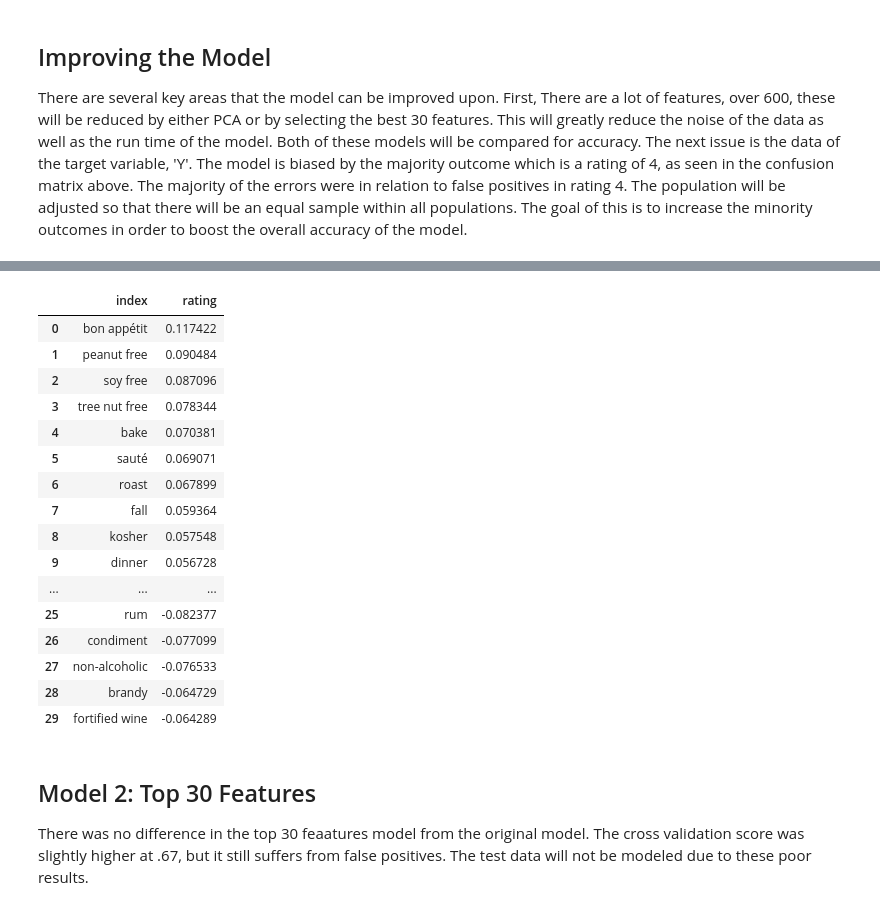
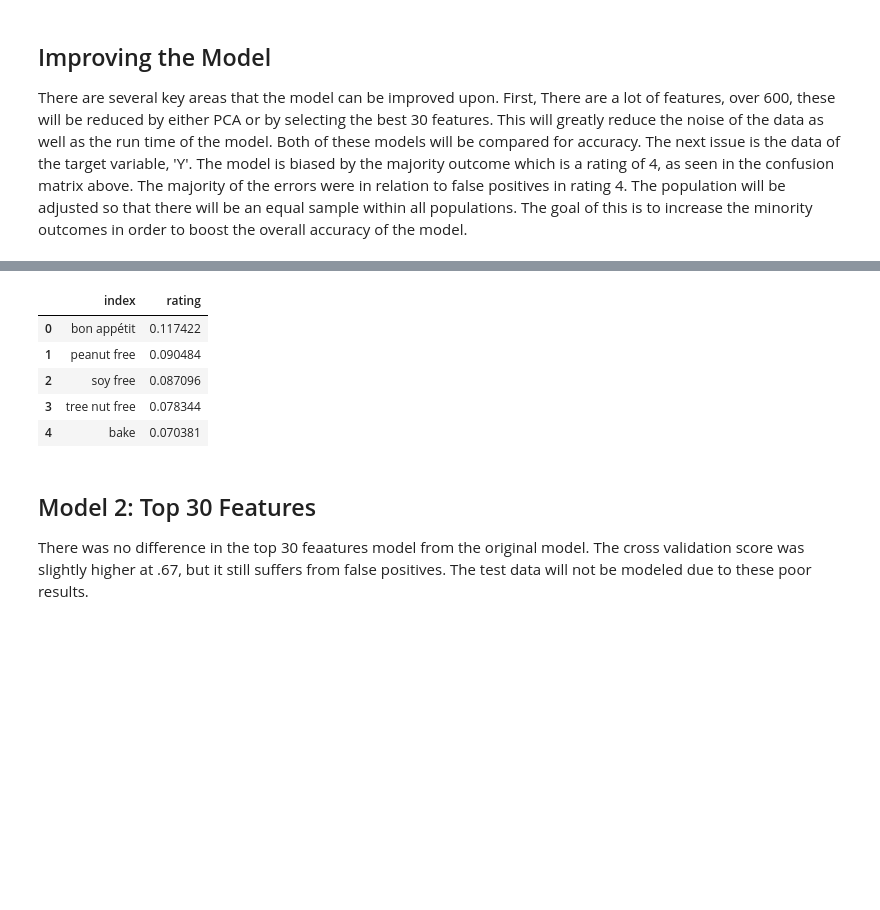
Before and after one commit to andrewab981/Thinkful, a Jupyter notebook: Module 23/Module 23 SVM Challenge.ipynb, the cells around one changed output, grey strips where cells are left out. Drawn from its saved outputs; the diff is of its cells as text; code cells hidden in the pictures; blank space fills up the shorter version.

```diff
--- a/Module 23/Module 23 SVM Challenge.ipynb
+++ b/Module 23/Module 23 SVM Challenge.ipynb
@@ -231,28 +188,17 @@ Name: rating, Length: 678, dtype: float64
 # %%
 # Create a dataframe of top 30 highest correlated variables
 large = ser.nlargest(15)
 small = ser.nsmallest(15)
 
 variables_list = pd.concat([large,small], axis=0).reset_index()
-variables_list
+variables_list.head()
 # %% [output]
 |  | index | rating |
 | 0 | bon appétit | 0.117422 |
 | 1 | peanut free | 0.090484 |
 | 2 | soy free | 0.087096 |
 | 3 | tree nut free | 0.078344 |
 | 4 | bake | 0.070381 |
-| 5 | sauté | 0.069071 |
-| 6 | roast | 0.067899 |
-| 7 | fall | 0.059364 |
-| 8 | kosher | 0.057548 |
-| 9 | dinner | 0.056728 |
-| ... | ... | ... |
-| 25 | rum | -0.082377 |
-| 26 | condiment | -0.077099 |
-| 27 | non-alcoholic | -0.076533 |
-| 28 | brandy | -0.064729 |
-| 29 | fortified wine | -0.064289 |
 # %%
 # Create variable of the variables from the list
 variables = variables_list['index']
```
Also changed, not shown: parts of 16 cells of this notebook.
